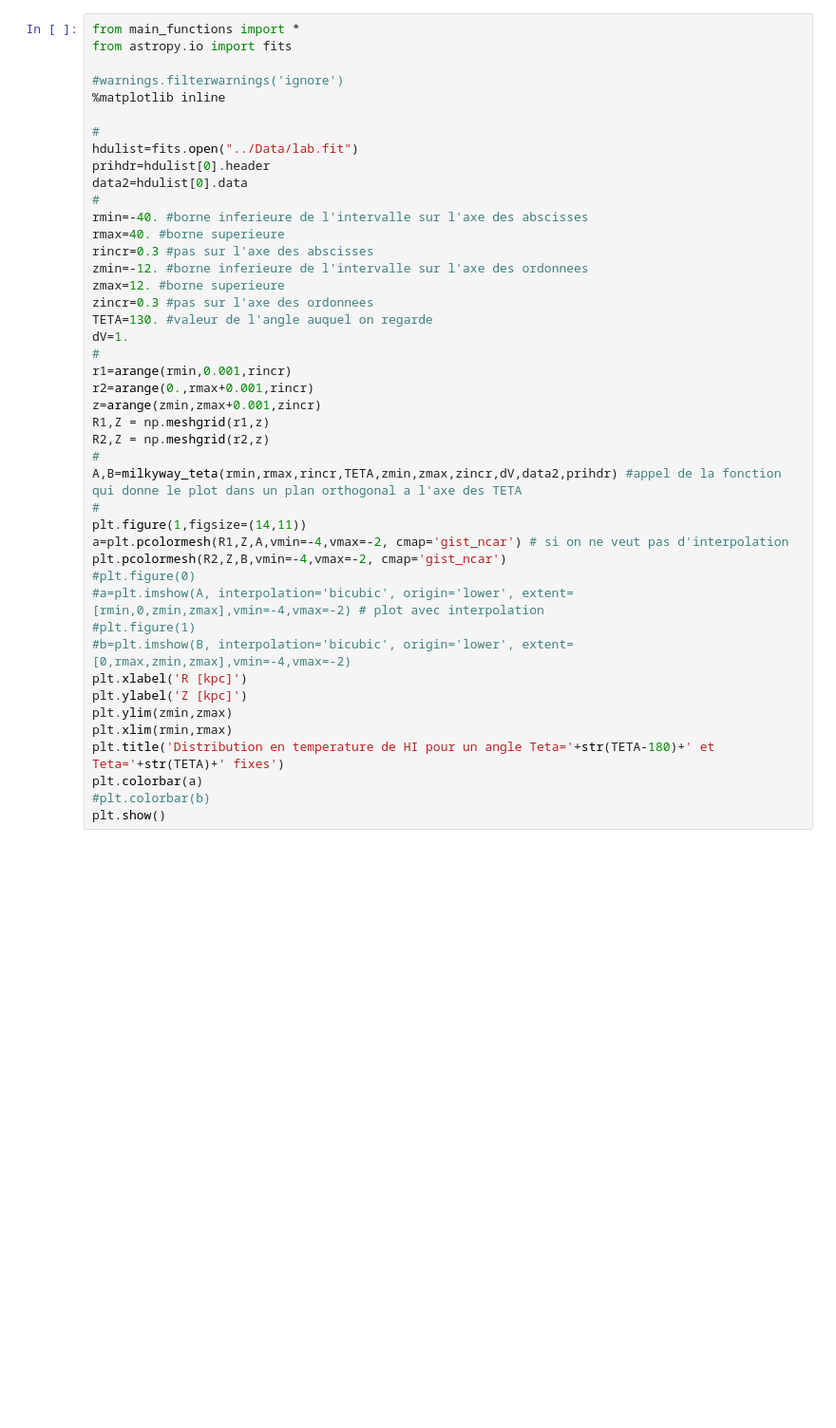
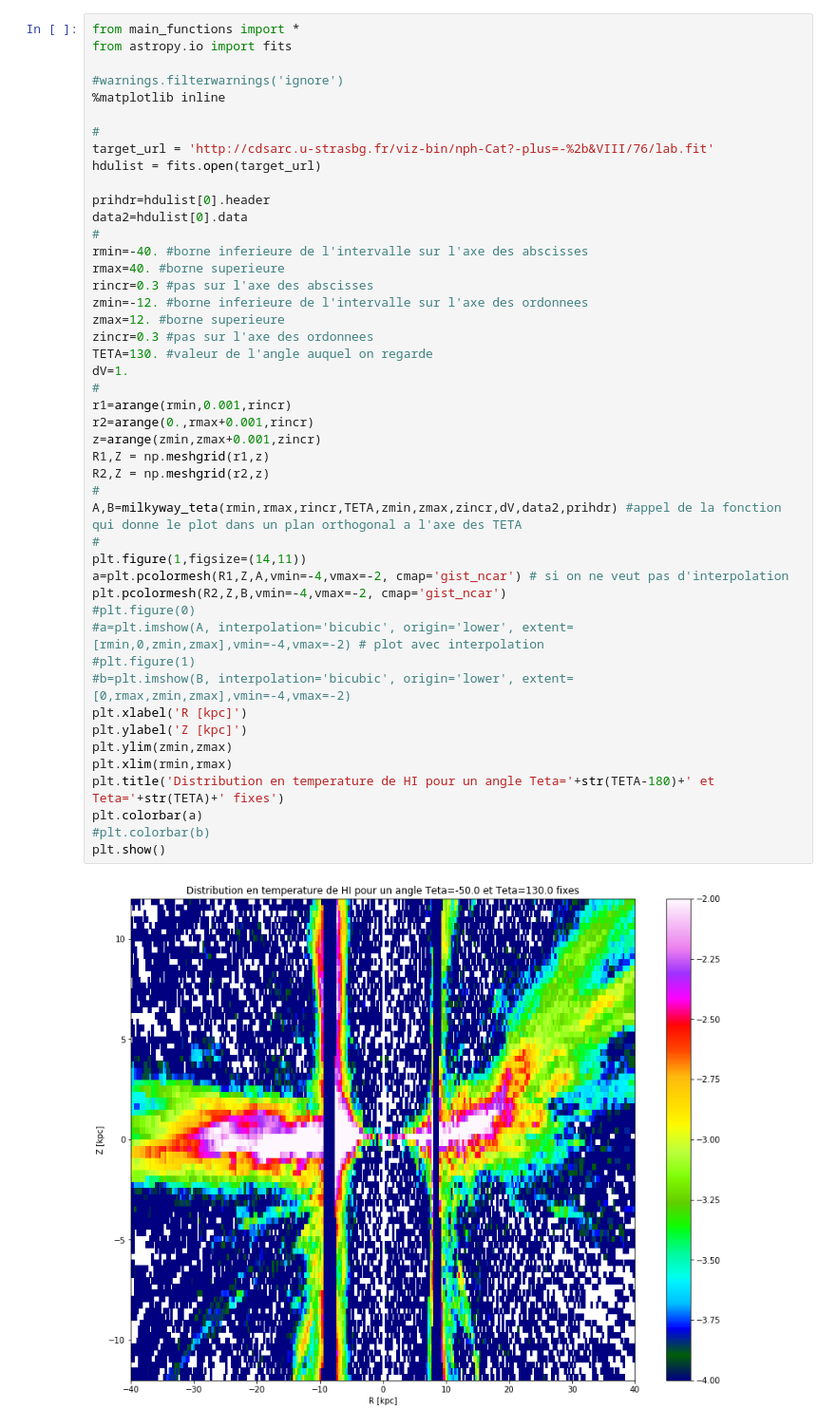
Before and after one commit to PhilippeSalome/radio-astro, a Jupyter notebook: Spiral arms/milkyway_teta_plot.ipynb, the cells around one changed output. Shown at 95% size. Drawn from its saved outputs; the diff is of its cells as text; blank space fills up the shorter version.

```diff
--- a/Spiral arms/milkyway_teta_plot.ipynb
+++ b/Spiral arms/milkyway_teta_plot.ipynb
@@ -6,7 +6,9 @@ from astropy.io import fits
 %matplotlib inline
 
 #
-hdulist=fits.open("../Data/lab.fit")
+target_url = 'http://cdsarc.u-strasbg.fr/viz-bin/nph-Cat?-plus=-%2b&VIII/76/lab.fit'
+hdulist = fits.open(target_url)
+
 prihdr=hdulist[0].header
 data2=hdulist[0].data
 #
@@ -15,30 +17,32 @@ rmax=40. #borne superieure
 rincr=0.3 #pas sur l'axe des abscisses
 zmin=-12. #borne inferieure de l'intervalle sur l'axe des ordonnees
 zmax=12. #borne superieure
 zincr=0.3 #pas sur l'axe des ordonnees
 TETA=130. #valeur de l'angle auquel on regarde
 dV=1.
 #
 r1=arange(rmin,0.001,rincr)
 r2=arange(0.,rmax+0.001,rincr)
 z=arange(zmin,zmax+0.001,zincr)
 R1,Z = np.meshgrid(r1,z)
 R2,Z = np.meshgrid(r2,z)
 #
 A,B=milkyway_teta(rmin,rmax,rincr,TETA,zmin,zmax,zincr,dV,data2,prihdr) #appel de la fonction qui donne le plot dans un plan orthogonal a l'axe des TETA
 #
 plt.figure(1,figsize=(14,11))
 a=plt.pcolormesh(R1,Z,A,vmin=-4,vmax=-2, cmap='gist_ncar') # si on ne veut pas d'interpolation
 plt.pcolormesh(R2,Z,B,vmin=-4,vmax=-2, cmap='gist_ncar')
 #plt.figure(0)
 #a=plt.imshow(A, interpolation='bicubic', origin='lower', extent=[rmin,0,zmin,zmax],vmin=-4,vmax=-2) # plot avec interpolation
 #plt.figure(1)
 #b=plt.imshow(B, interpolation='bicubic', origin='lower', extent=[0,rmax,zmin,zmax],vmin=-4,vmax=-2)
 plt.xlabel('R [kpc]')
 plt.ylabel('Z [kpc]')
 plt.ylim(zmin,zmax)
 plt.xlim(rmin,rmax)
 plt.title('Distribution en temperature de HI pour un angle Teta='+str(TETA-180)+' et Teta='+str(TETA)+' fixes')
 plt.colorbar(a)
 #plt.colorbar(b)
 plt.show()
+# %% [output]
+[figure, added]
```
Also changed, not shown: 5 other files.
